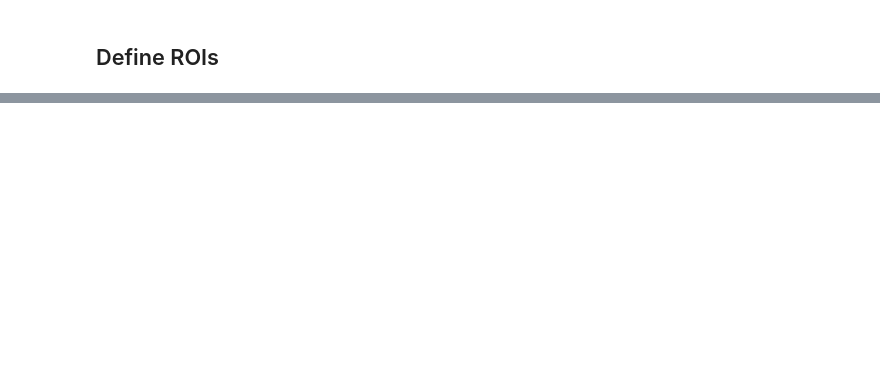
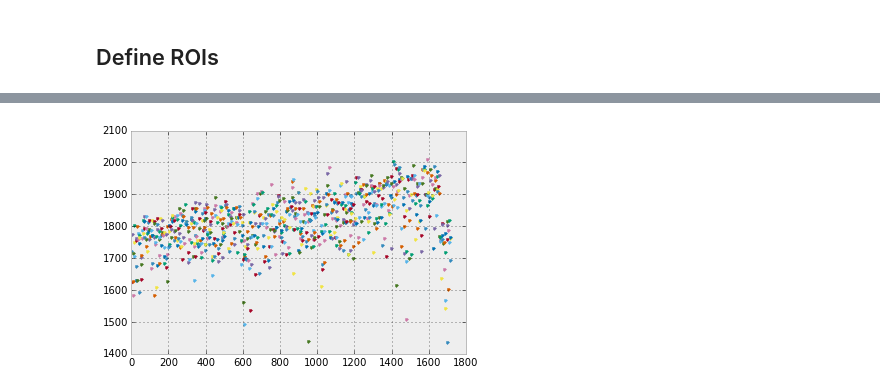
Before and after one commit to giulioungaretti/SPring8, a Jupyter notebook: Napkin.ipynb, the cells around one changed output, grey strips where cells are left out. Cells and saved outputs as stored; diff of their text form; code cells hidden in the pictures; blank space fills up the shorter version.

```diff
--- a/Napkin.ipynb
+++ b/Napkin.ipynb
@@ -90,0 +127,4 @@ slice_roi = []  # x1,x2,y1,y2
+# %%
+x = L[0]
+conds = {'TW':(x>x.min())& (x<1.4),'WZ':(x>1.4)&(x<1.6),'ZB' : (x>1.6)&(x<x.max())}
+pos = {'TW':1.0,'WZ':1.5,'ZB':2.0}
@@ -90,0 +149,39 @@ slice_roi = []  # x1,x2,y1,y2
+# %%
+fig,axv = subplots()
+a = deque()
+for i, t in zip(files, time):
+    image = SPring8_image(i)
+    image.read_detector(2)
+    slice_roi = [75,120]  # y1,y1
+    image = image.img * bkg
+    image = image[:,90:370]
+    image_slice = image[slice_roi[0]:slice_roi[1]]
+
+    part1 = image_slice[0:(shape(image_slice)[0])/3]
+    part2 = image_slice[(shape(image_slice)[0])/3:(shape(image_slice)[0])/3
+                       +(shape(image_slice)[0])/3]
+    part3 = image_slice[2*(shape(image_slice)[0])/3:
+                         (shape(image_slice)[0])]
+
+    parts_hk = [part1,part2,part3]
+
+
+    # {'WZ':[(x>1a.4)& (x<1.6)],'ZB':,'TW':[(x>1.6)& (x.max())]}
+    x = L[0]
+    conds = {'TW':(x>x.min())& (x<1.4),'WZ':(x>1.4)&(x<1.6),'ZB' : (x>1.6)&(x<x.max())}
+    pos = {'TW':1.0,'WZ':1.5,'ZB':2.0}
+
+    data = part1
+    y = data.mean(axis=0)
+    N  = shape(data)[0]
+    error = data.std(axis=0)/ sqrt(N)
+    # for i in ['ZB','WZ','TW']:
+    i = 'WZ'
+    cond = conds[i]
+    peak_center = pos[i]
+    x_cond, y_cond, error_cond = x[cond], y[cond],error[cond]
+    #     axv.errorbar(x_cond, y_cond, yerr=error_cond, fmt ='.')
+    a.append(sum(y_cond))
+    axv.plot(t, sum(y_cond),'.')
+# %% [output]
+[figure, added]
```
Also changed, not shown: parts of 19 cells of this notebook.
